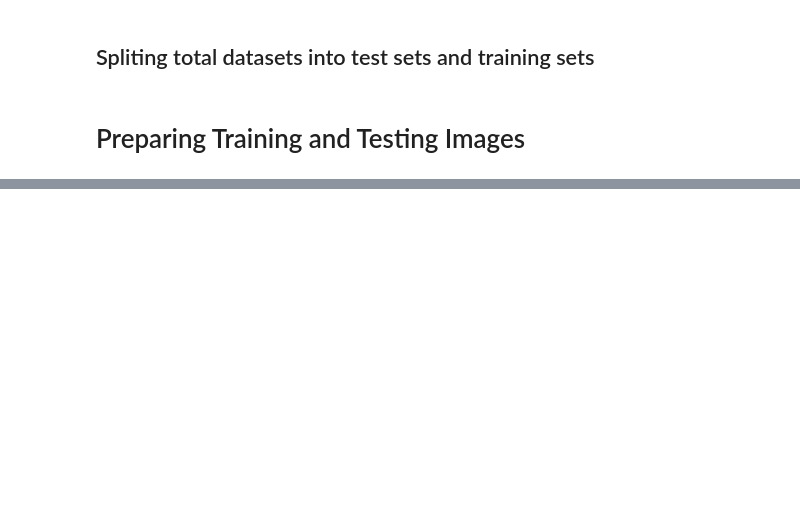
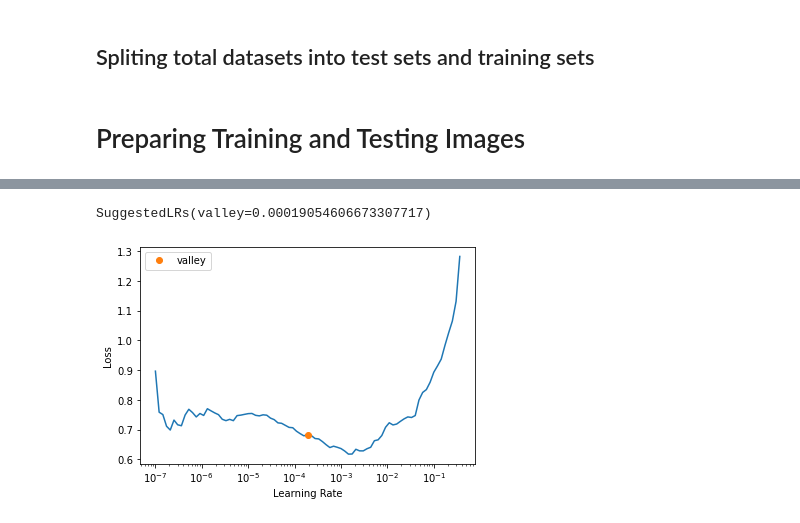
Before and after one commit to bdrad/onboarding-cv-sr, a Jupyter notebook: cv.ipynb, the cells around one changed output, grey strips where cells are left out. Drawn from its saved outputs; the diff is of its cells as text; code cells hidden in the pictures; blank space fills up the shorter version.

```diff
--- a/cv.ipynb
+++ b/cv.ipynb
@@ -440,0 +288,3 @@ plt.show()
+# %%
+learn = cnn_learner(dls, resnet34, metrics=accuracy)
+learn.fine_tune(1)
@@ -440,0 +296,3 @@ plt.show()
+# %%
+learn.lr_find()
+# %% [output]
@@ -440,0 +300,2 @@ plt.show()
+SuggestedLRs(valley=0.00019054606673307717)
+[figure, added]
```
Also changed, not shown: parts of 42 cells of this notebook, 4 other files.
